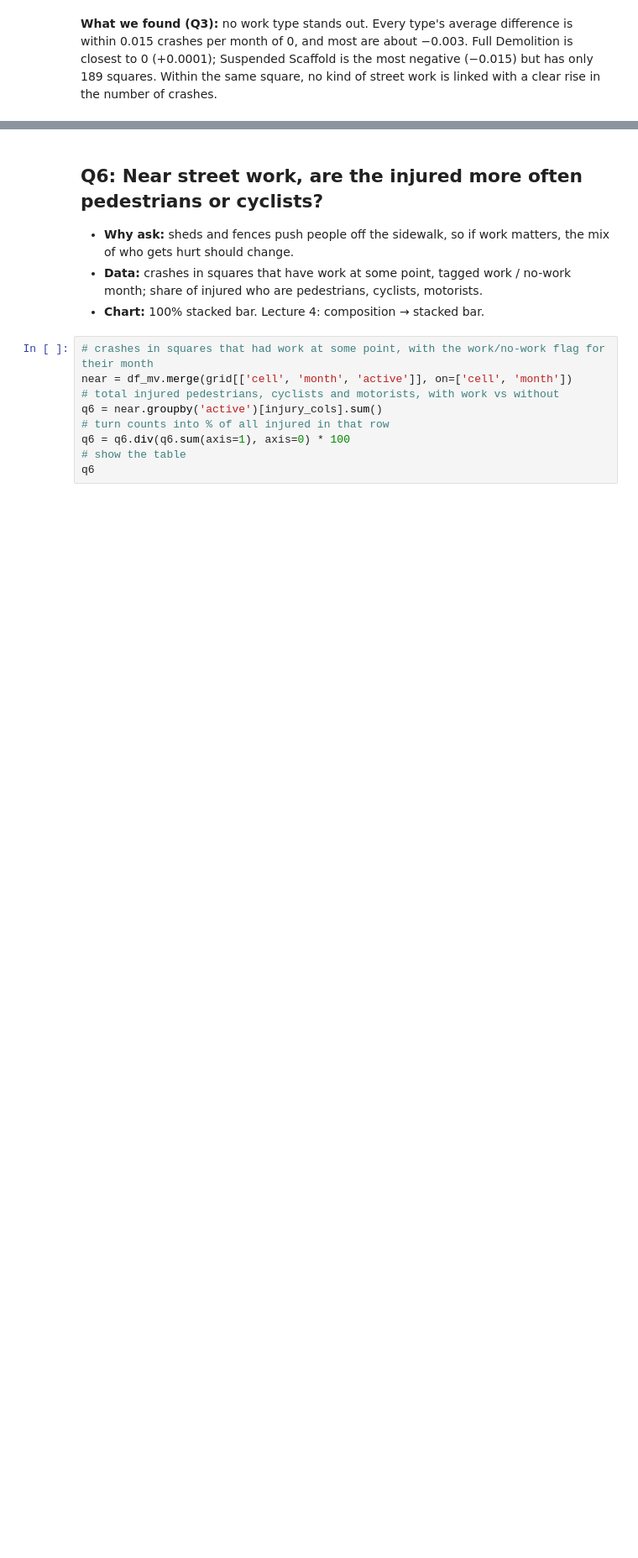
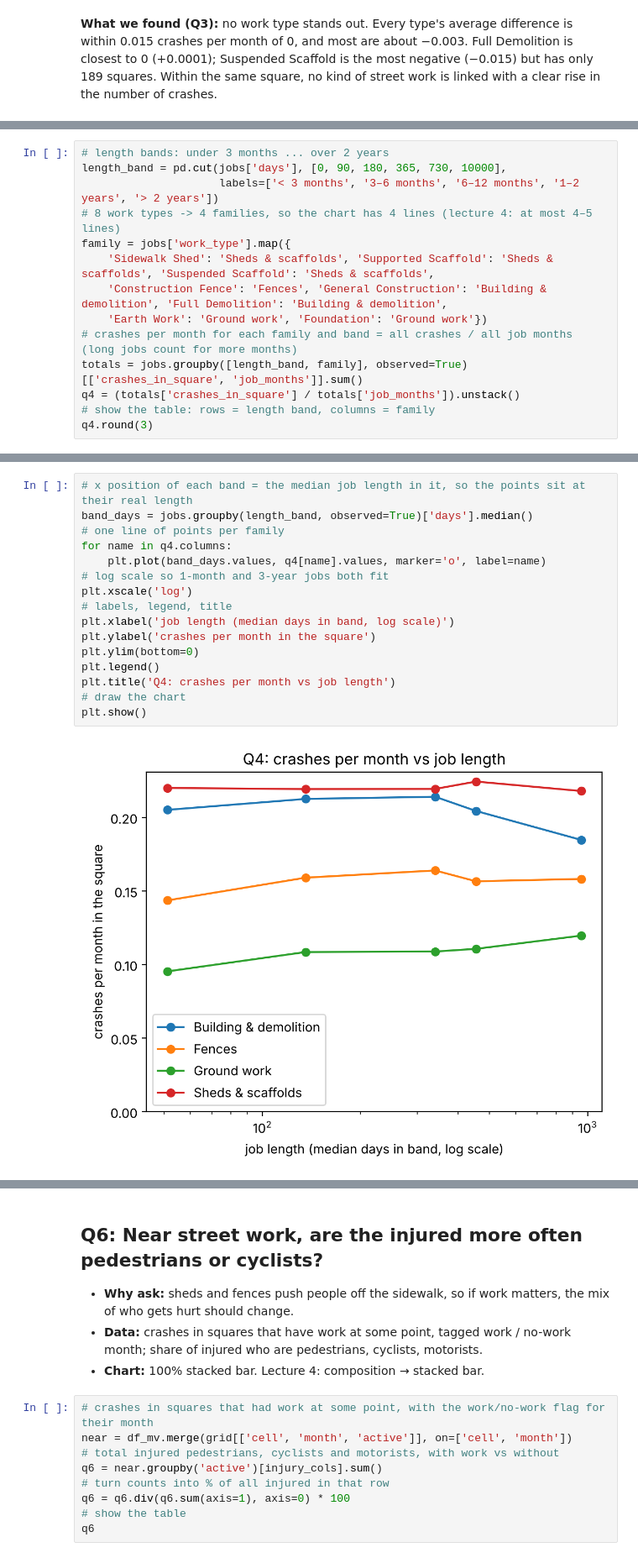
Before and after one commit to YoussefAbdelkawy/datavis, a Jupyter notebook: datavis.ipynb, the cells around one changed output, grey strips where cells are left out. Shown at 84% size. Saved outputs shown, nothing was run; the diff lists cells and outputs as text; blank space fills up the shorter version.

Commit message:
Notebook: new Q4, Q5, Q10 sections, story, team table and prompts
Also fixes the 150 m typo (the grid is ~100 m) and renames the
'Merge 2' heading to 'Integration'.

```diff
--- a/datavis.ipynb
+++ b/datavis.ipynb
@@ -1181,0 +1146,14 @@ plt.show()
+# %%
+# length bands: under 3 months ... over 2 years
+length_band = pd.cut(jobs['days'], [0, 90, 180, 365, 730, 10000],
+                     labels=['< 3 months', '3–6 months', '6–12 months', '1–2 years', '> 2 years'])
+# 8 work types -> 4 families, so the chart has 4 lines (lecture 4: at most 4–5 lines)
+family = jobs['work_type'].map({
+    'Sidewalk Shed': 'Sheds & scaffolds', 'Supported Scaffold': 'Sheds & scaffolds', 'Suspended Scaffold': 'Sheds & scaffolds',
+    'Construction Fence': 'Fences', 'General Construction': 'Building & demolition', 'Full Demolition': 'Building & demolition',
+    'Earth Work': 'Ground work', 'Foundation': 'Ground work'})
+# crashes per month for each family and band = all crashes / all job months (long jobs count for more months)
+totals = jobs.groupby([length_band, family], observed=True)[['crashes_in_square', 'job_months']].sum()
+q4 = (totals['crashes_in_square'] / totals['job_months']).unstack()
+# show the table: rows = length band, columns = family
+q4.round(3)
@@ -1181,0 +1168,18 @@ plt.show()
+# %%
+# x position of each band = the median job length in it, so the points sit at their real length
+band_days = jobs.groupby(length_band, observed=True)['days'].median()
+# one line of points per family
+for name in q4.columns:
+    plt.plot(band_days.values, q4[name].values, marker='o', label=name)
+# log scale so 1-month and 3-year jobs both fit
+plt.xscale('log')
+# labels, legend, title
+plt.xlabel('job length (median days in band, log scale)')
+plt.ylabel('crashes per month in the square')
+plt.ylim(bottom=0)
+plt.legend()
+plt.title('Q4: crashes per month vs job length')
+# draw the chart
+plt.show()
+# %% [output]
+[figure, added]
```
Also changed, not shown: parts of 29 cells of this notebook.
